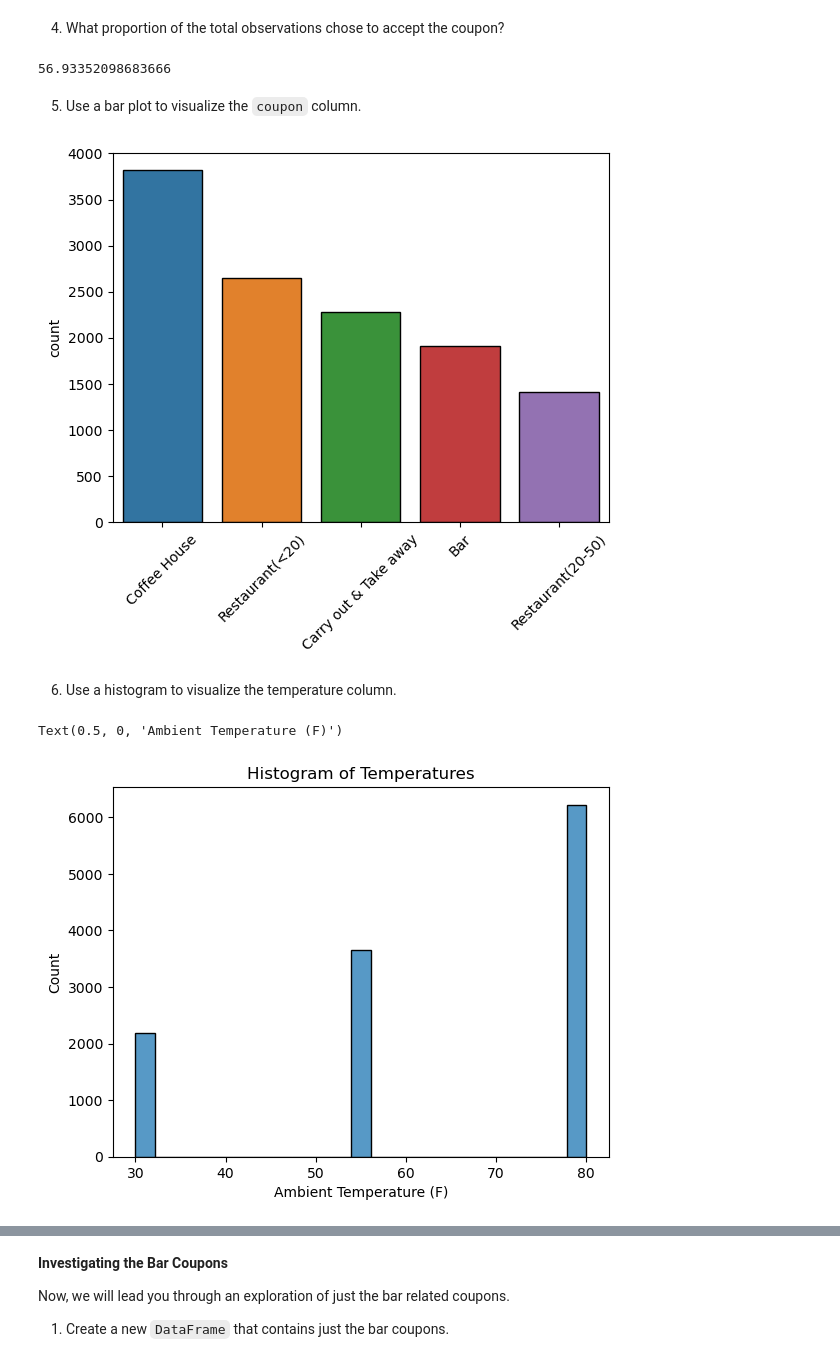
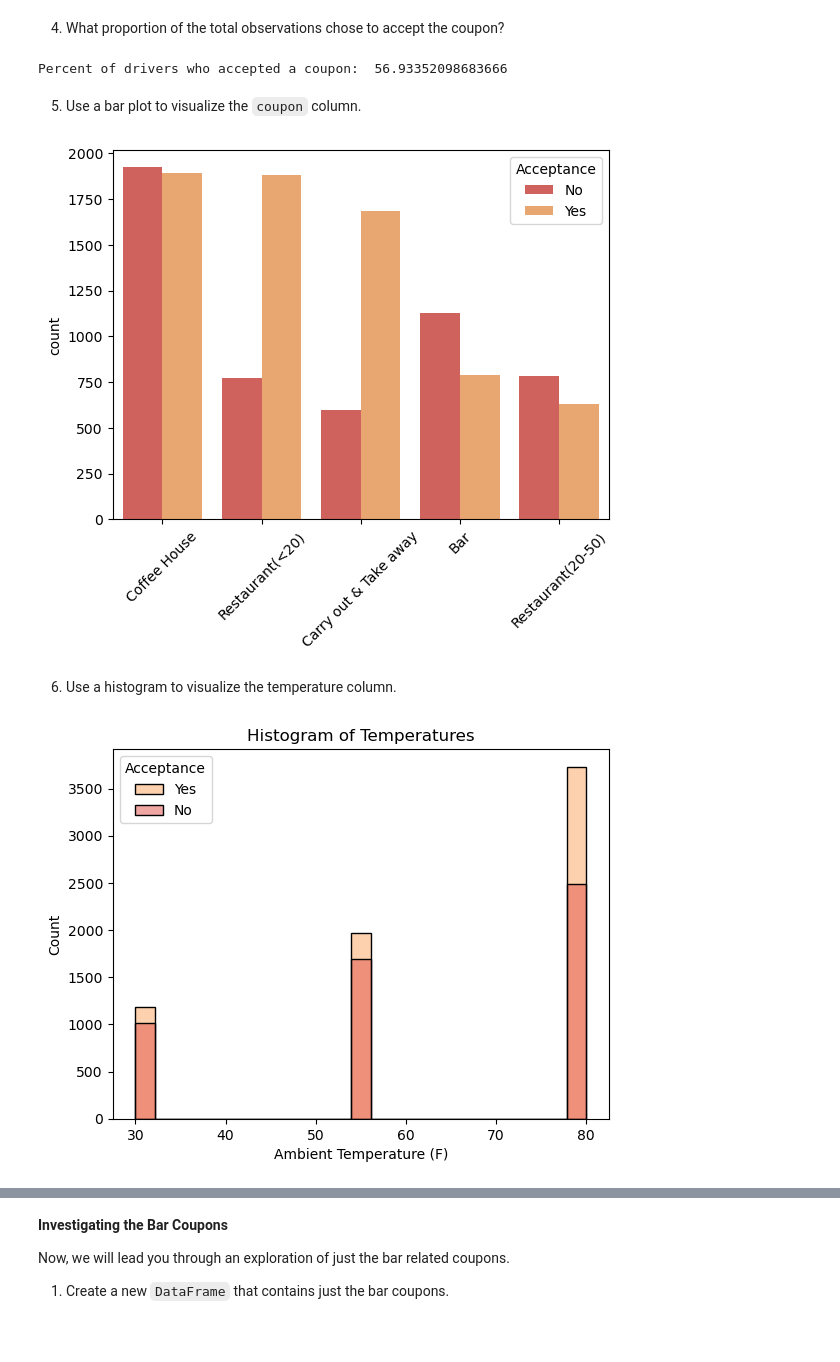
Before and after one commit to outdegree/BH-PCMLAI-M5-App1, a Jupyter notebook: prompt.ipynb, the cells around one changed output, grey strips where cells are left out. Drawn from its saved outputs; the diff is of its cells as text; code cells hidden in the pictures; blank space fills up the shorter version.

Commit message:
Improved the original plots and reports. Added summaries. Added Bar coupon hypothesis. TLC: Removed empty cells.

```diff
--- a/prompt.ipynb
+++ b/prompt.ipynb
@@ -186,31 +186,34 @@ This looks good. After data cleaning we have remaining 95% of the data to work w
 # %%
 number_of_coupons_accepted = data[data['Y'] == 1]['Y'].value_counts()[1]
 percent_of_coupons_accepted = (number_of_coupons_accepted / number_of_rows_after_pruning) * 100
-percent_of_coupons_accepted
+print('Percent of drivers who accepted a coupon: ', percent_of_coupons_accepted)
 # %% [output]
-56.93352098683666
+Percent of drivers who accepted a coupon:  56.93352098683666
 # %% [markdown]
 5. Use a bar plot to visualize the `coupon` column.
 # %%
-# Create a temporary DF with coupon histogram. Sort in descending order by counts.
-coupon_category_histogram = data['coupon'].value_counts().sort_values(ascending=False).reset_index()
-coupon_category_histogram.columns = ['coupon', 'count']
+# Set "Spectral" palette for all the plots.
+sns.set_palette('Spectral')
 
-# Plot the histogram using barplot() method.
-sns.barplot(coupon_category_histogram, x='coupon', y='count', edgecolor='black')
+# Plot the histogram using countplot() method. Sort descending by count values.
+sns.countplot(data, x='coupon', hue='Y', order = data['coupon'].value_counts().index)
+plt.legend(title='Acceptance', labels=['No', 'Yes'])
 
 # Remove unnecessary x-axis label containing column's name and rotate the ticks.
 plt.xlabel('')
 plt.xticks(rotation=45)
+plt.savefig("images/coupon_category_histogram.png")
 plt.show()
 # %% [output]
-[figure, old version]
+[figure, new version]
 # %% [markdown]
 6. Use a histogram to visualize the temperature column.
 # %%
-sns.histplot(data['temperature'])
+sns.histplot(data, x='temperature', hue='Y')
+plt.legend(title='Acceptance', labels=['Yes', 'No'])
 plt.title('Histogram of Temperatures')
 plt.xlabel('Ambient Temperature (F)')
+plt.savefig("images/temperature_histogram.png")
+plt.show()
 # %% [output]
-Text(0.5, 0, 'Ambient Temperature (F)')
-[figure, old version]
+[figure, new version]
```
Also changed, not shown: parts of 12 cells of this notebook.
